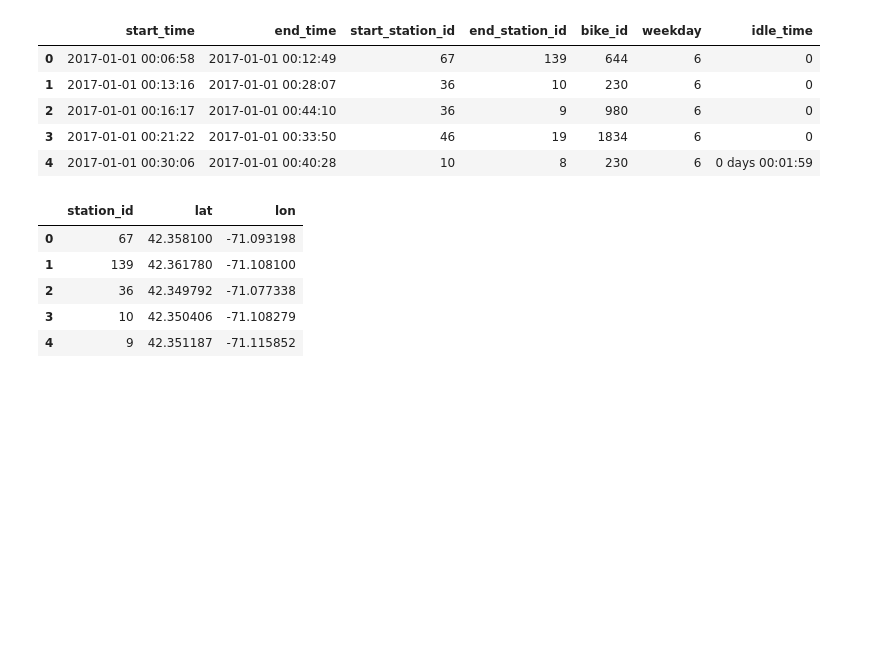
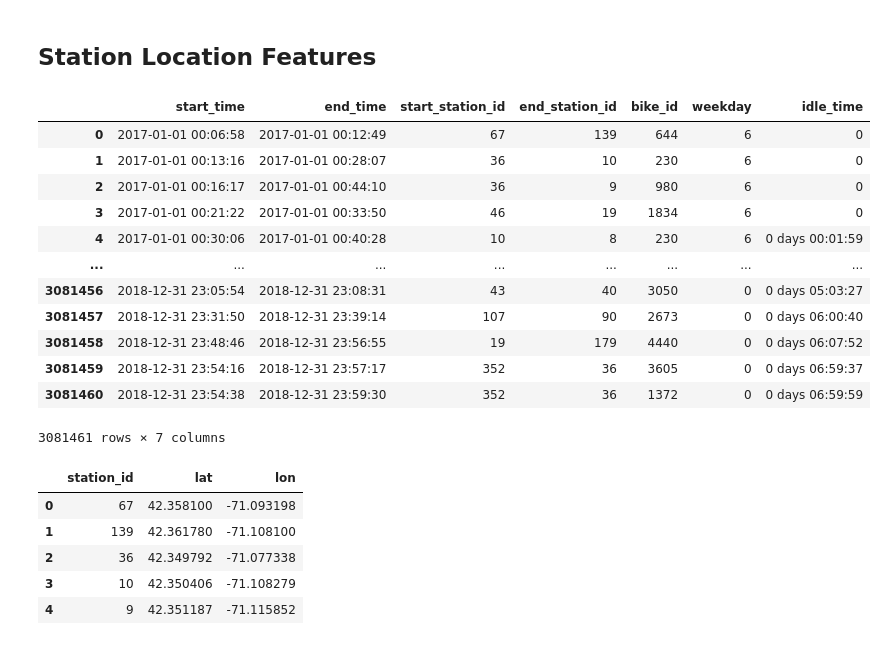
Before and after one commit to Oxford012/DDT, a Jupyter notebook: Laurin/Station_Location_Feature.ipynb, the cells around one changed output. Cells and saved outputs as stored; diff of their text form; code cells hidden in the pictures; blank space fills up the shorter version.

Commit message:
Added some station location features 3

```diff
--- a/Laurin/Station_Location_Feature.ipynb
+++ b/Laurin/Station_Location_Feature.ipynb
@@ -1,3 +1,5 @@
+# %% [markdown]
+## Station Location Features
 # %%
 import pandas as pd
 import Useful_functions_for_stations
@@ -7,14 +9,21 @@ import folium
 from folium.plugins import HeatMap
 # %%
 bluebikes = pd.read_csv('C:/Users/lauri/PycharmProjects/DSML_Data/bluebikes_idle_time_v4.csv')
-bluebikes.head()
+bluebikes
 # %% [output]
 |  | start_time | end_time | start_station_id | end_station_id | bike_id | weekday | idle_time |
 | 0 | 2017-01-01 00:06:58 | 2017-01-01 00:12:49 | 67 | 139 | 644 | 6 | 0 |
 | 1 | 2017-01-01 00:13:16 | 2017-01-01 00:28:07 | 36 | 10 | 230 | 6 | 0 |
 | 2 | 2017-01-01 00:16:17 | 2017-01-01 00:44:10 | 36 | 9 | 980 | 6 | 0 |
 | 3 | 2017-01-01 00:21:22 | 2017-01-01 00:33:50 | 46 | 19 | 1834 | 6 | 0 |
 | 4 | 2017-01-01 00:30:06 | 2017-01-01 00:40:28 | 10 | 8 | 230 | 6 | 0 days 00:01:59 |
+| ... | ... | ... | ... | ... | ... | ... | ... |
+| 3081456 | 2018-12-31 23:05:54 | 2018-12-31 23:08:31 | 43 | 40 | 3050 | 0 | 0 days 05:03:27 |
+| 3081457 | 2018-12-31 23:31:50 | 2018-12-31 23:39:14 | 107 | 90 | 2673 | 0 | 0 days 06:00:40 |
+| 3081458 | 2018-12-31 23:48:46 | 2018-12-31 23:56:55 | 19 | 179 | 4440 | 0 | 0 days 06:07:52 |
+| 3081459 | 2018-12-31 23:54:16 | 2018-12-31 23:57:17 | 352 | 36 | 3605 | 0 | 0 days 06:59:37 |
+| 3081460 | 2018-12-31 23:54:38 | 2018-12-31 23:59:30 | 352 | 36 | 1372 | 0 | 0 days 06:59:59 |
+3081461 rows × 7 columns
 # %%
 bluebikes_stations = pd.read_csv('C:/Users/lauri/PycharmProjects/DSML_Data/bluebikes_stations.csv')
 bluebikes_stations_dist = bluebikes_stations.copy()
```
Also changed, not shown: parts of 3 cells of this notebook.
